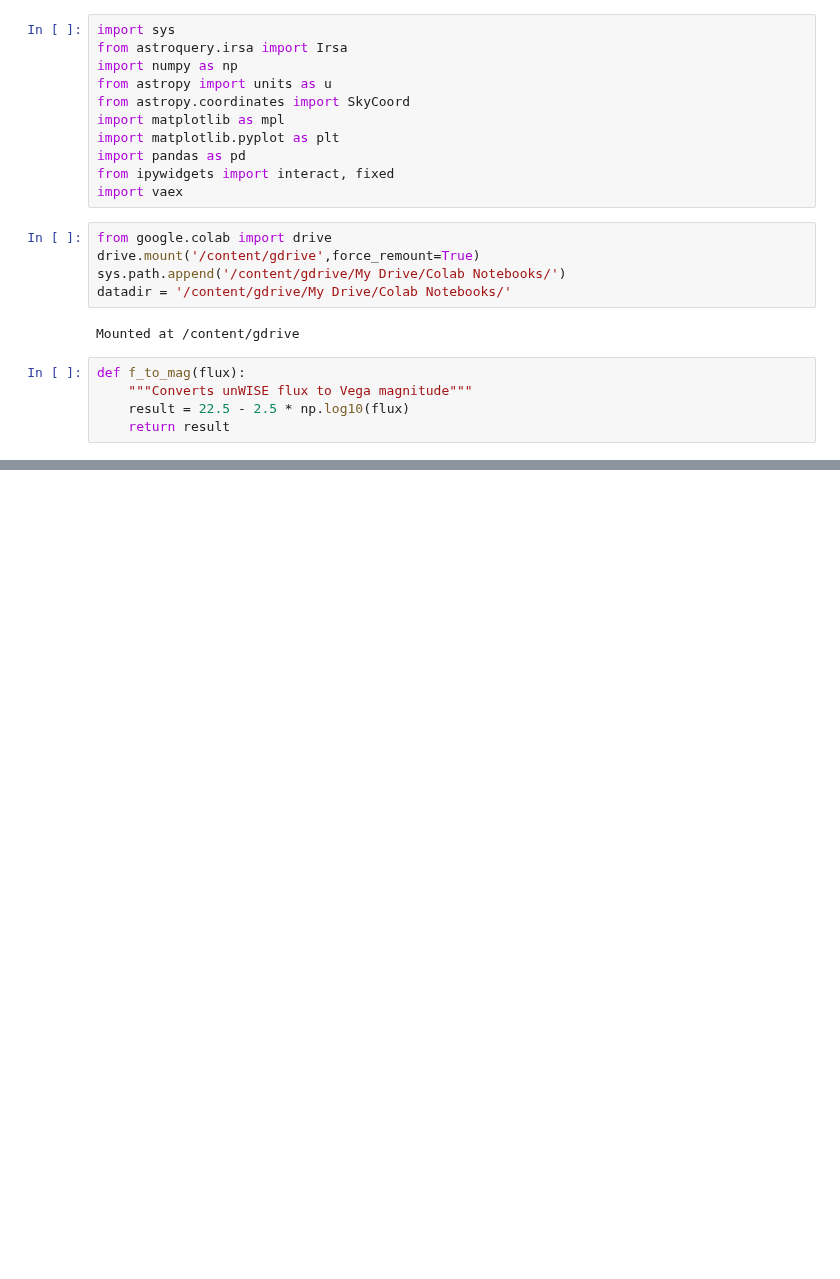
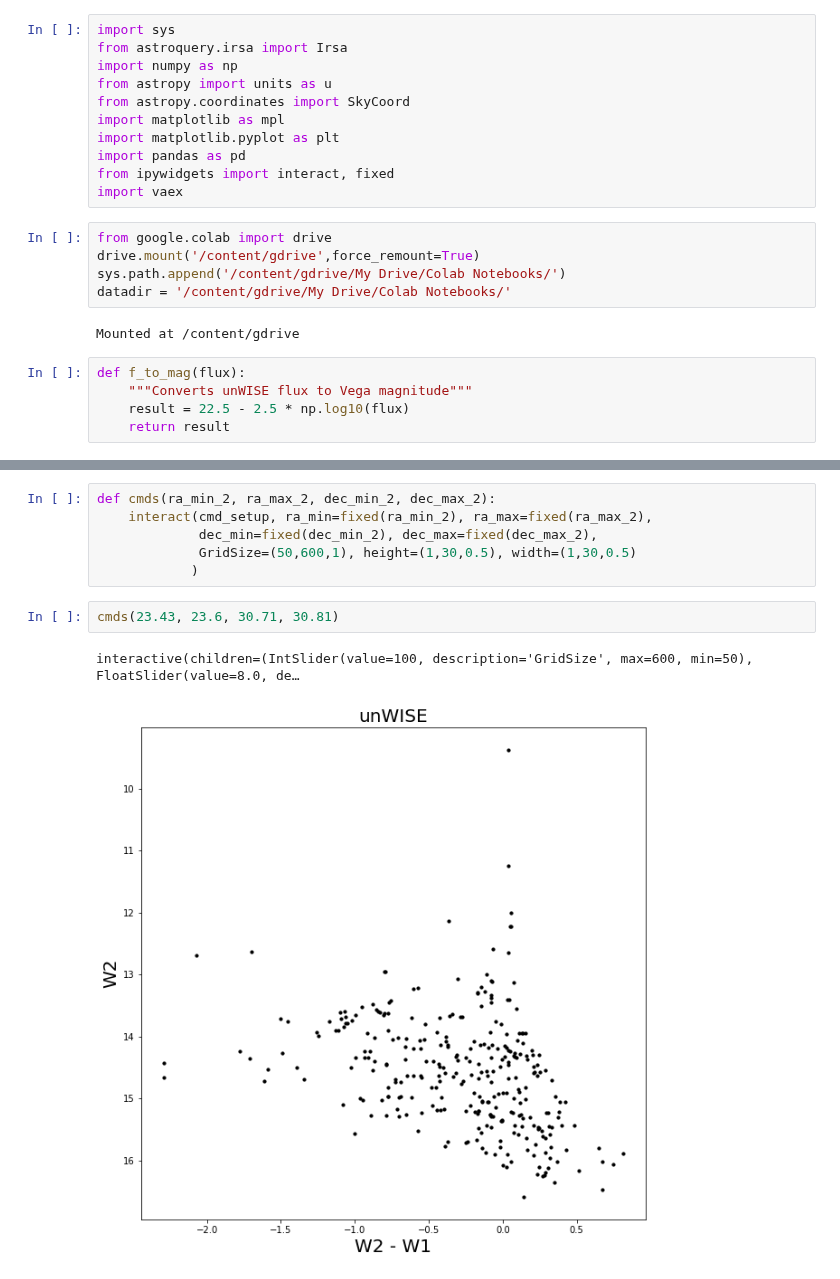
Before and after one commit to tmsandford/M33_Matching, a Jupyter notebook: Auto_CMD.ipynb, the cells around one changed output, grey strips where cells are left out. Cells and saved outputs as stored; diff of their text form; blank space fills up the shorter version.

```diff
--- a/Auto_CMD.ipynb
+++ b/Auto_CMD.ipynb
@@ -34,0 +101,11 @@ def f_to_mag(flux):
+# %%
+def cmds(ra_min_2, ra_max_2, dec_min_2, dec_max_2):
+    interact(cmd_setup, ra_min=fixed(ra_min_2), ra_max=fixed(ra_max_2),
+             dec_min=fixed(dec_min_2), dec_max=fixed(dec_max_2),
+             GridSize=(50,600,1), height=(1,30,0.5), width=(1,30,0.5)
+            )
+# %%
+cmds(23.43, 23.6, 30.71, 30.81)
+# %% [output]
+interactive(children=(IntSlider(value=100, description='GridSize', max=600, min=50), FloatSlider(value=8.0, de…
+[figure, added]
```
Also changed, not shown: parts of 1 cell of this notebook.
